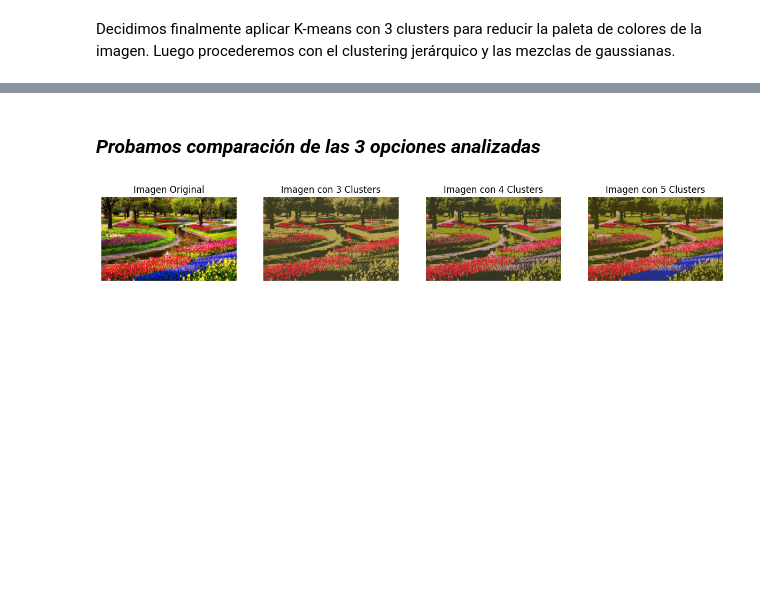
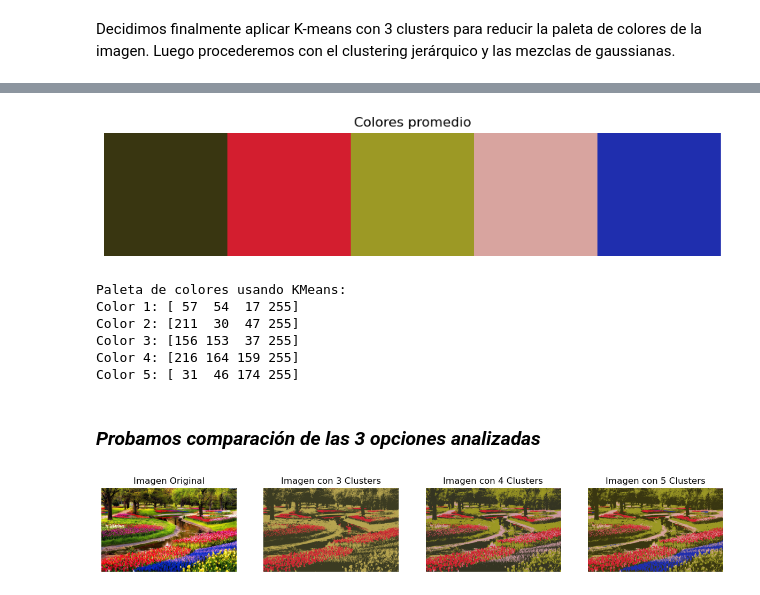
Before and after one commit to RosarioValderrama/Laboratorio_2_ML, a Jupyter notebook: notebooks/Laboratorio_2_ML.ipynb, the cells around one changed output, grey strips where cells are left out. Cells and saved outputs as stored; diff of their text form; code cells hidden in the pictures; blank space fills up the shorter version.

Commit message:
Se adiciona codigo RGB y visualizacion de los colores resultados

```diff
--- a/notebooks/Laboratorio_2_ML.ipynb
+++ b/notebooks/Laboratorio_2_ML.ipynb
@@ -27,6 +27,19 @@ from sklearn.cluster import AgglomerativeClustering
 from scipy.cluster.hierarchy import linkage, dendrogram, fcluster
 from sklearn.mixture import GaussianMixture
 from sklearn.preprocessing import StandardScaler
+# %%
+# Imprimir la paleta de colores en Código RGBa
+def print_paleta(paleta,etiqueta ):
+    print(f"\nPaleta de colores usando {etiqueta}:")
+    for i, color in enumerate(paleta):
+        print(f"Color {i+1}: {color}")
+
+def img_paleta(colores):
+    plt.figure(figsize=(12, 2))
+    plt.title('Colores promedio')
+    plt.imshow([colores])  # Mostrar los colores obtenidos
+    plt.axis('off')
+    plt.show()
 # %%
 # Ruta relativa a la imagen en la carpeta 'data'
 image_path = '../data/Imagen_L2_ML.jpg'  # Ajusta la ruta si es necesario
@@ -80,24 +93,33 @@ Decidimos finalmente aplicar K-means con 3 clusters para reducir la paleta de co
 # %%
 # Aplicar KMeans con 3 clusters
 kmeans = KMeans(n_clusters=5, random_state=42)
 kmeans.fit(pixels)
 
 # Obtener los colores (centroides) de los clusters
 centroids = np.array(kmeans.cluster_centers_, dtype='uint8')
 
 # Asignar cada píxel a su color más cercano (cluster)
 labels = kmeans.labels_
 
 # Recomponer la imagen con los colores reducidos (3 clusters)
 reconstructed_image = centroids[labels].reshape(image_np.shape)
 
 # Mostrar la imagen recomposicionada
 plt.imshow(reconstructed_image)
 plt.axis('off')  # No mostrar los ejes
 plt.title('Imagen Recomposicionada con 3 Clusters')
 plt.show()
+img_paleta(centroids)
+print_paleta(centroids, "KMeans")
 # %% [output]
 [figure]
+[figure, added]
+Paleta de colores usando KMeans:
+Color 1: [ 57  54  17 255]
+Color 2: [211  30  47 255]
+Color 3: [156 153  37 255]
+Color 4: [216 164 159 255]
+Color 5: [ 31  46 174 255]
 # %% [markdown]
 ### *Probamos comparación de las 3 opciones analizadas*
 # %%
```
Also changed, not shown: parts of 6 cells of this notebook.
